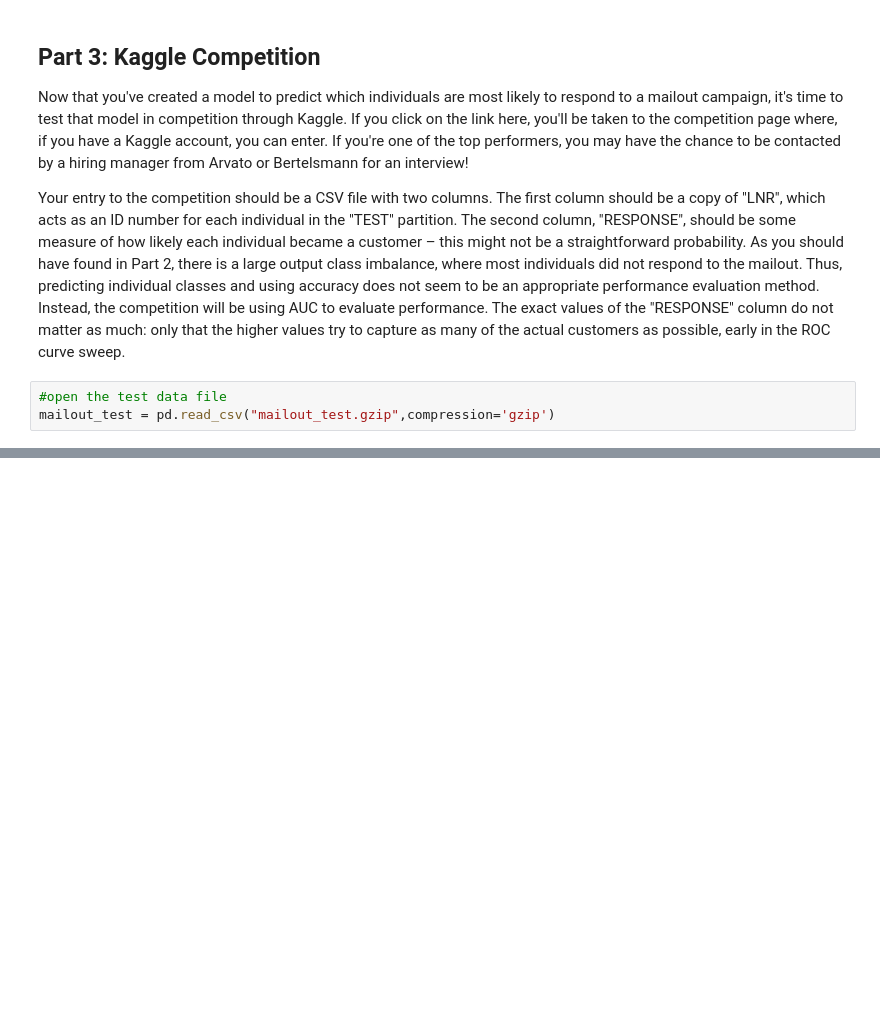
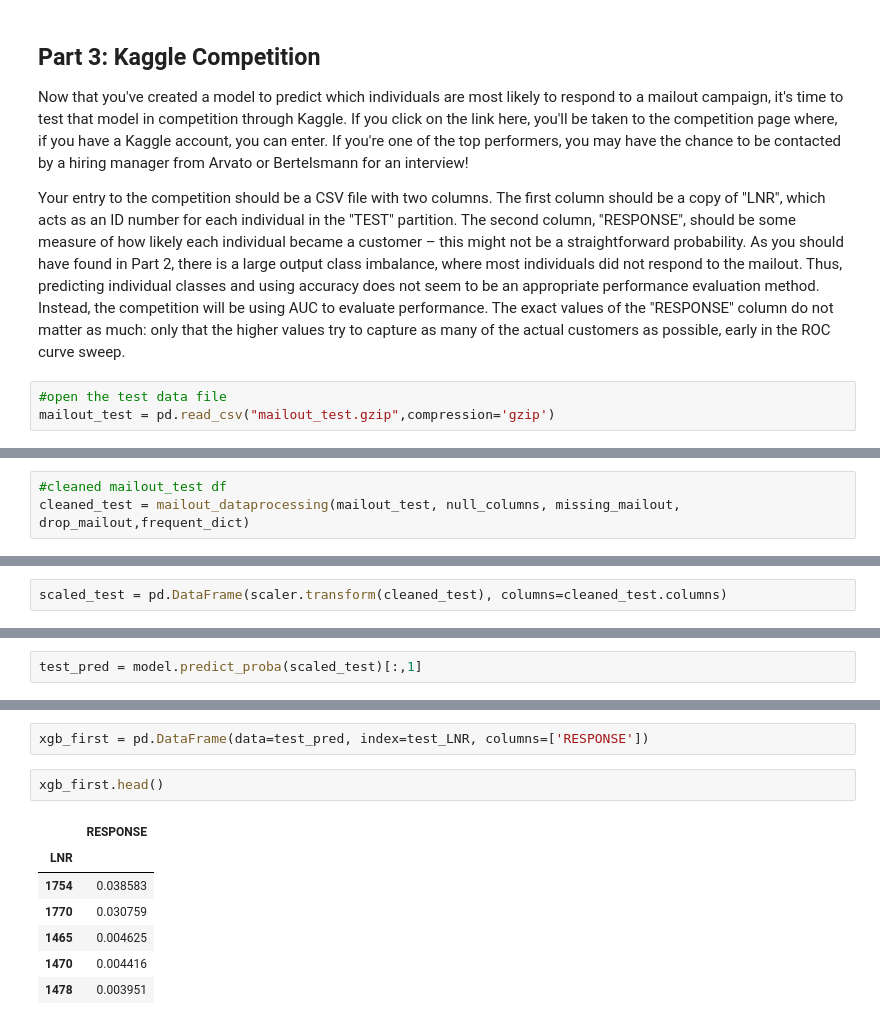
Before and after one commit to supulij/Arvato-Customer-Segmentation-for-mail-order, a Jupyter notebook: Arvato_Project_Colab.ipynb, the cells around one changed output, grey strips where cells are left out. Drawn from its saved outputs; the diff is of its cells as text; blank space fills up the shorter version.

Commit message:
first kaggle report generated

```diff
--- a/Arvato_Project_Colab.ipynb
+++ b/Arvato_Project_Colab.ipynb
@@ -837,0 +1003,3 @@ pd.DataFrame(index=mailout_test_LNR, data=preds_test_xgb)
+# %%
+#cleaned mailout_test df
+cleaned_test = mailout_dataprocessing(mailout_test, null_columns, missing_mailout, drop_mailout,frequent_dict)
@@ -837,0 +1023,2 @@ pd.DataFrame(index=mailout_test_LNR, data=preds_test_xgb)
+# %%
+scaled_test = pd.DataFrame(scaler.transform(cleaned_test), columns=cleaned_test.columns)
@@ -837,0 +1029,2 @@ pd.DataFrame(index=mailout_test_LNR, data=preds_test_xgb)
+# %%
+test_pred = model.predict_proba(scaled_test)[:,1]
@@ -837,0 +1049,12 @@ pd.DataFrame(index=mailout_test_LNR, data=preds_test_xgb)
+# %%
+xgb_first = pd.DataFrame(data=test_pred, index=test_LNR, columns=['RESPONSE'])
+# %%
+xgb_first.head()
+# %% [output]
+|  | RESPONSE |
+| LNR |  |
+| 1754 | 0.038583 |
+| 1770 | 0.030759 |
+| 1465 | 0.004625 |
+| 1470 | 0.004416 |
+| 1478 | 0.003951 |
```
Also changed, not shown: parts of 34 cells of this notebook.
